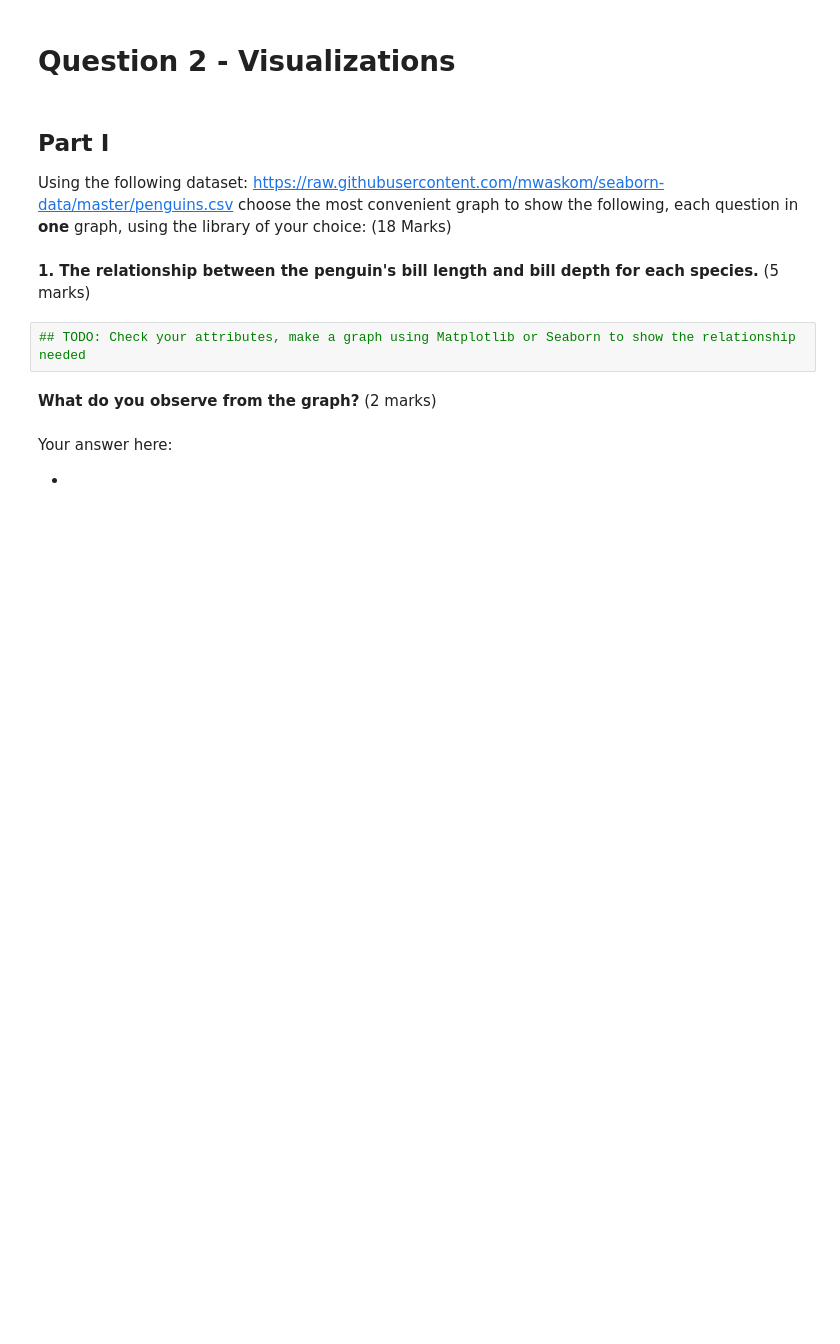
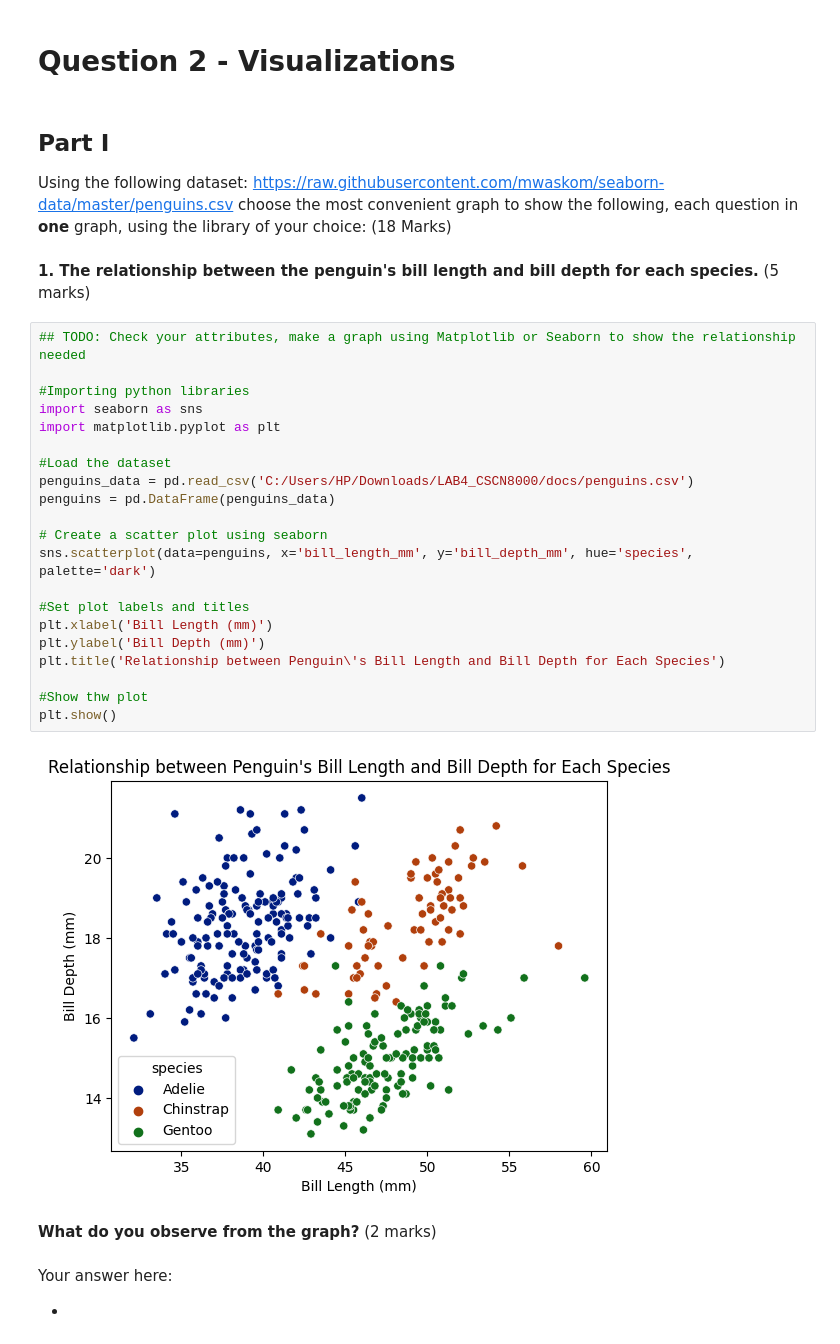
Before and after one commit to Tavleen09/LAB4_CSCN8000, a Jupyter notebook: Tavleen_section2_8977981_lab4.ipynb, the cells around one changed output. Saved outputs shown, nothing was run; the diff lists cells and outputs as text; blank space fills up the shorter version.

```diff
--- a/Tavleen_section2_8977981_lab4.ipynb
+++ b/Tavleen_section2_8977981_lab4.ipynb
@@ -52,8 +94,29 @@ Using the following dataset: https://raw.githubusercontent.com/mwaskom/seaborn-d
 (18 Marks)
 # %% [markdown]
 **1. The relationship between the penguin's bill length and bill depth for each species.** (5 marks)
-# %%
-## TODO: Check your attributes, make a graph using Matplotlib or Seaborn to show the relationship needed
+# %%
+## TODO: Check your attributes, make a graph using Matplotlib or Seaborn to show the relationship needed
+
+#Importing python libraries
+import seaborn as sns
+import matplotlib.pyplot as plt
+
+#Load the dataset
+penguins_data = pd.read_csv('C:/Users/HP/Downloads/LAB4_CSCN8000/docs/penguins.csv')
+penguins = pd.DataFrame(penguins_data)
+
+# Create a scatter plot using seaborn
+sns.scatterplot(data=penguins, x='bill_length_mm', y='bill_depth_mm', hue='species', palette='dark')
+
+#Set plot labels and titles
+plt.xlabel('Bill Length (mm)')
+plt.ylabel('Bill Depth (mm)')
+plt.title('Relationship between Penguin\'s Bill Length and Bill Depth for Each Species')
+
+#Show thw plot
+plt.show()
+# %% [output]
+[figure, added]
 # %% [markdown]
  **What do you observe from the graph?** (2 marks)
 # %% [markdown]
```
Also changed, not shown: parts of 13 cells of this notebook, 4 other files.
